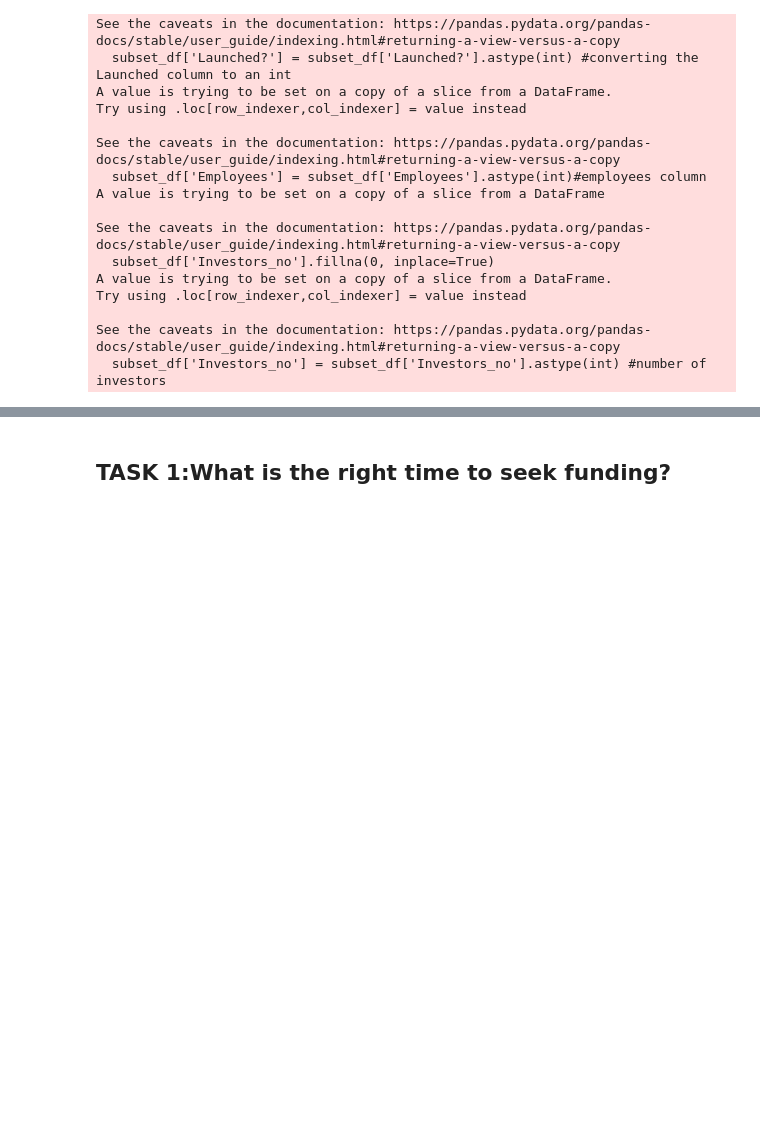
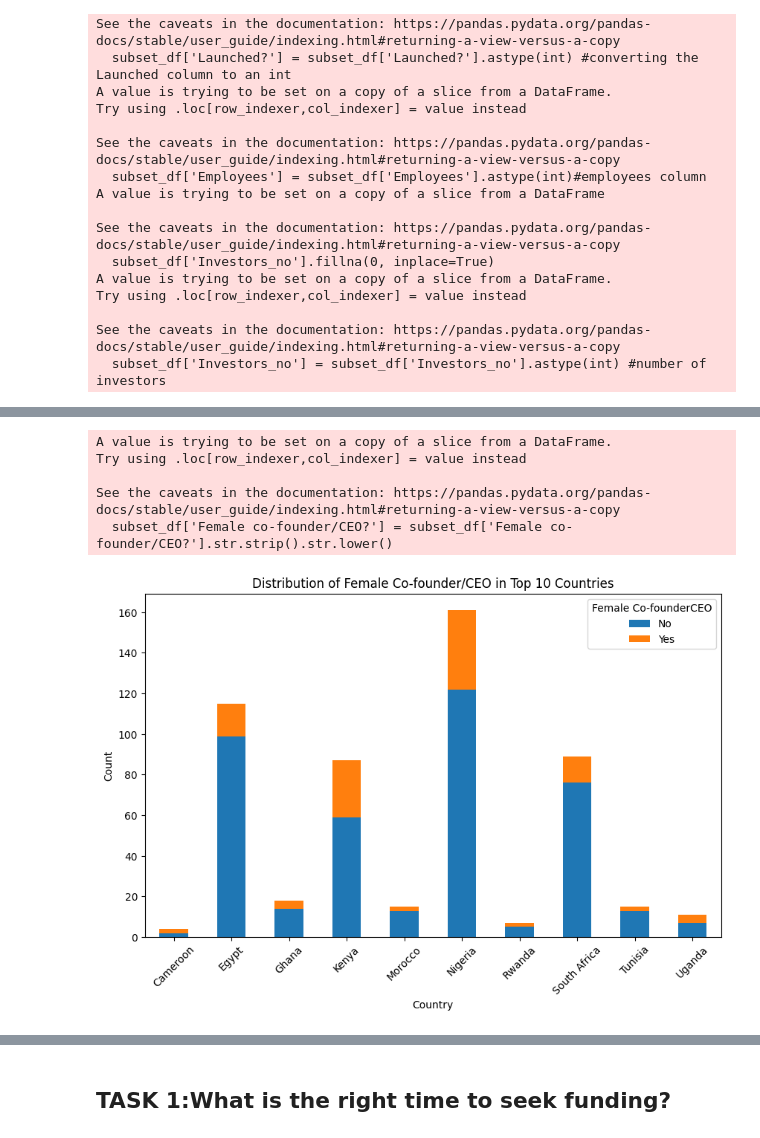
Before and after one commit to Vambane/AfricanStartups_2021, a Jupyter notebook: africanstartups.ipynb, the cells around one changed output, grey strips where cells are left out. Drawn from its saved outputs; the diff is of its cells as text; code cells hidden in the pictures; blank space fills up the shorter version.

```diff
--- a/africanstartups.ipynb
+++ b/africanstartups.ipynb
@@ -299,0 +434,31 @@ subset_df.head()
+# %%
+# Clean and standardize the 'female co-founderCEO (Yes or No)' column
+subset_df['Female co-founder/CEO?'] = subset_df['Female co-founder/CEO?'].str.strip().str.lower()
+
+# Group the data by 'country' and count the occurrences of 'yes' and 'no' for female co-founderCEO
+grouped_data = subset_df.groupby(['Location', 'Female co-founder/CEO?']).size().unstack().fillna(0)
+
+top_10_countries = grouped_data['yes'].nlargest(10)
+
+# Filter the original DataFrame (subset_df) to include only the top 10 countries
+top_10_df = subset_df[subset_df['Location'].isin(top_10_countries.index)]
+
+# Group the data by 'Location' and count the occurrences of 'Yes' and 'No' for female co-founderCEO
+grouped_data_top_10 = top_10_df.groupby(['Location', 'Female co-founder/CEO?']).size().unstack().fillna(0)
+
+# Plot a stacked bar chart for the top 10 countries
+fig, ax = plt.subplots(figsize=(10, 6))
+grouped_data_top_10.plot(kind='bar', stacked=True, ax=ax)
+plt.title('Distribution of Female Co-founder/CEO in Top 10 Countries')
+plt.xlabel('Country')
+plt.ylabel('Count')
+plt.xticks(rotation=45)  # Rotate x-axis labels if needed
+plt.legend(title='Female Co-founderCEO', labels=['No', 'Yes'])
+plt.show()
+# %% [output]
+A value is trying to be set on a copy of a slice from a DataFrame.
+Try using .loc[row_indexer,col_indexer] = value instead
+
+See the caveats in the documentation: https://pandas.pydata.org/pandas-docs/stable/user_guide/indexing.html#returning-a-view-versus-a-copy
+  subset_df['Female co-founder/CEO?'] = subset_df['Female co-founder/CEO?'].str.strip().str.lower()
+[figure, added]
```
Also changed, not shown: parts of 30 cells of this notebook, 1 other file.
